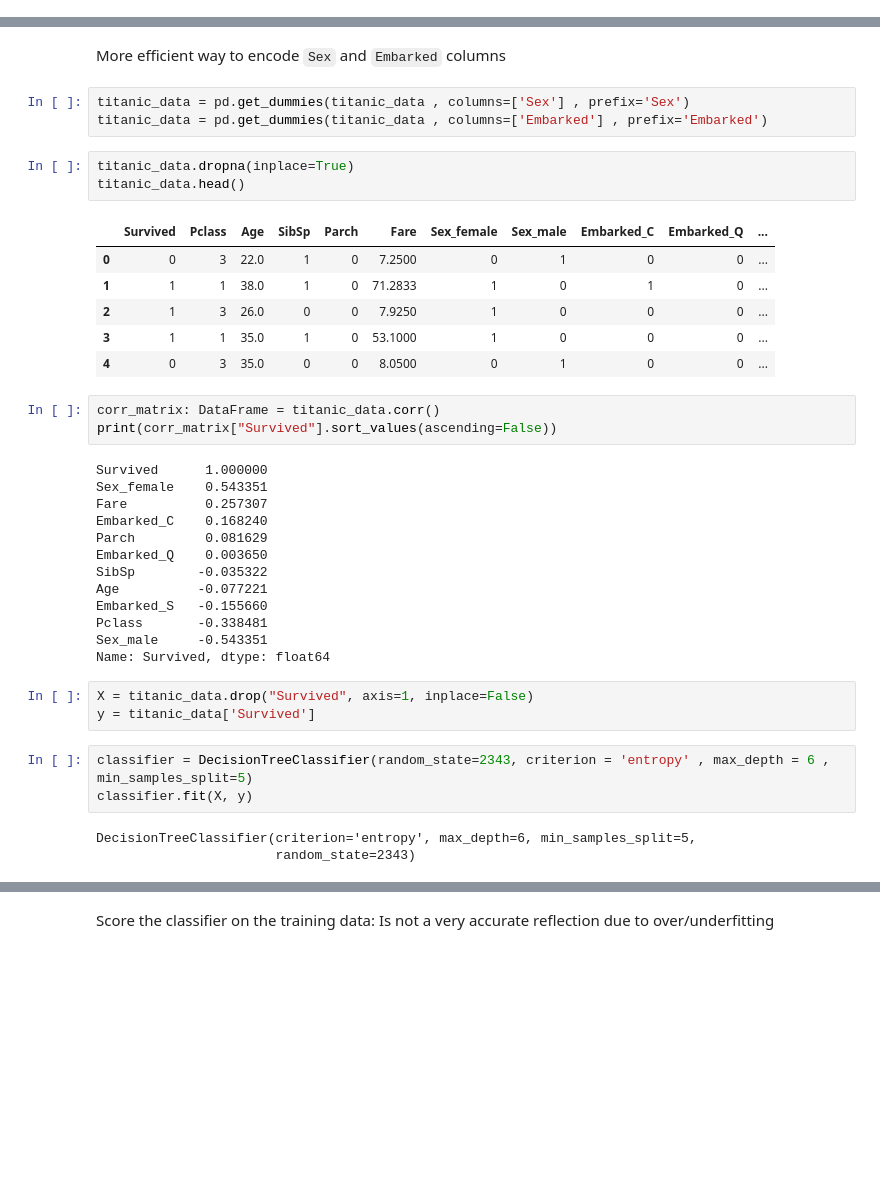
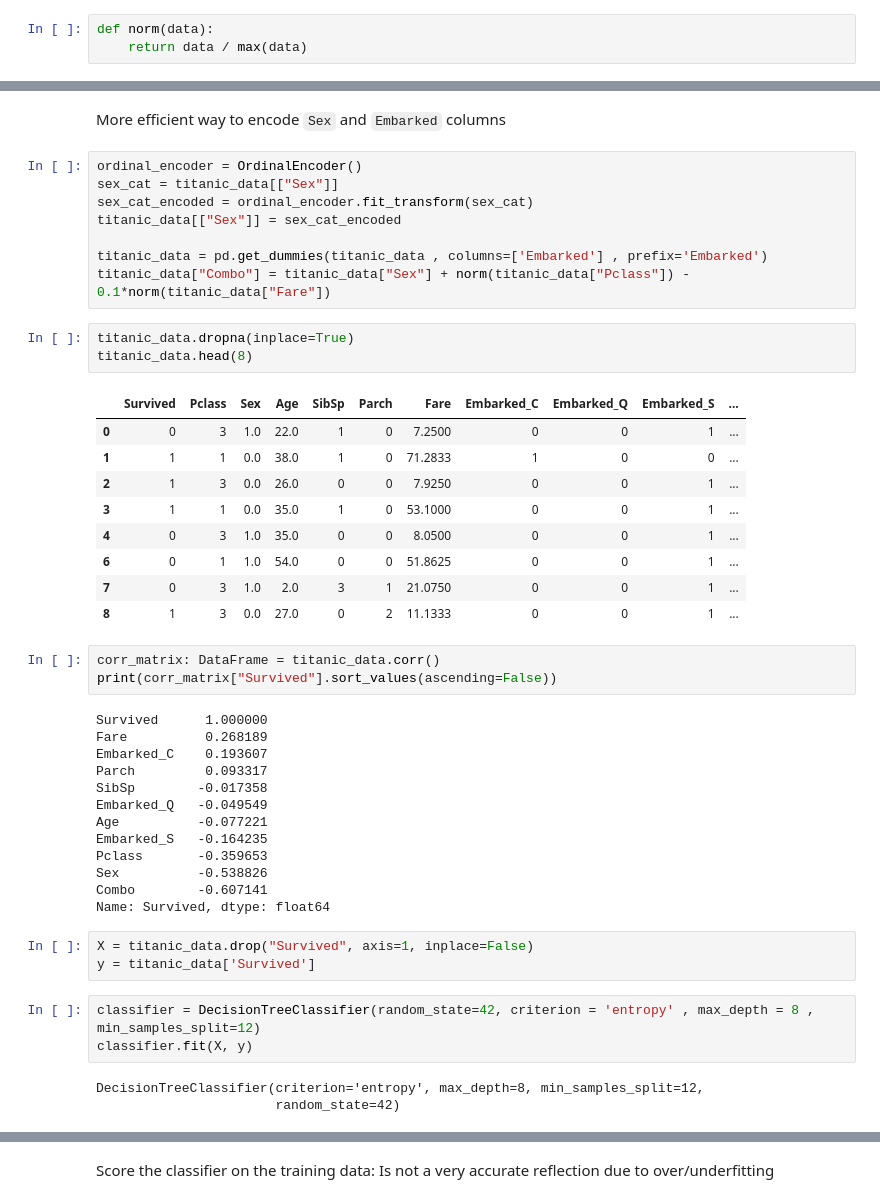
Before and after one commit to T-Lind/JupyterServer, a Jupyter notebook: TitanicProject/TitanicClassifier.ipynb, the cells around one changed output, grey strips where cells are left out. Cells and saved outputs as stored; diff of their text form; blank space fills up the shorter version.

Commit message:
classifier work and combined data @ -0.61 correlation

```diff
--- a/TitanicProject/TitanicClassifier.ipynb
+++ b/TitanicProject/TitanicClassifier.ipynb
@@ -10,49 +10,60 @@ from pandas.plotting import scatter_matrix
 from sklearn.preprocessing import OrdinalEncoder
 from sklearn.tree import DecisionTreeClassifier
 from sklearn.model_selection import cross_val_score
+# %%
+def norm(data):
+    return data / max(data)
 # %%
 titanic_data: DataFrame = pd.read_csv("data/train.csv")
 titanic_data.drop(labels=["PassengerId", "Name", "Cabin", "Ticket"], axis=1, inplace=True)
 # %% [markdown]
 More efficient way to encode `Sex` and `Embarked` columns
 # %%
-titanic_data = pd.get_dummies(titanic_data , columns=['Sex'] , prefix='Sex')
+ordinal_encoder = OrdinalEncoder()
+sex_cat = titanic_data[["Sex"]]
+sex_cat_encoded = ordinal_encoder.fit_transform(sex_cat)
+titanic_data[["Sex"]] = sex_cat_encoded
+
 titanic_data = pd.get_dummies(titanic_data , columns=['Embarked'] , prefix='Embarked')
+titanic_data["Combo"] = titanic_data["Sex"] + norm(titanic_data["Pclass"]) - 0.1*norm(titanic_data["Fare"])
 # %%
 titanic_data.dropna(inplace=True)
-titanic_data.head()
+titanic_data.head(8)
 # %% [output]
-|  | Survived | Pclass | Age | SibSp | Parch | Fare | Sex_female | Sex_male | Embarked_C | Embarked_Q | ... |
-| 0 | 0 | 3 | 22.0 | 1 | 0 | 7.2500 | 0 | 1 | 0 | 0 | ... |
-| 1 | 1 | 1 | 38.0 | 1 | 0 | 71.2833 | 1 | 0 | 1 | 0 | ... |
-| 2 | 1 | 3 | 26.0 | 0 | 0 | 7.9250 | 1 | 0 | 0 | 0 | ... |
-| 3 | 1 | 1 | 35.0 | 1 | 0 | 53.1000 | 1 | 0 | 0 | 0 | ... |
-| 4 | 0 | 3 | 35.0 | 0 | 0 | 8.0500 | 0 | 1 | 0 | 0 | ... |
+|  | Survived | Pclass | Sex | Age | SibSp | Parch | Fare | Embarked_C | Embarked_Q | Embarked_S | ... |
+| 0 | 0 | 3 | 1.0 | 22.0 | 1 | 0 | 7.2500 | 0 | 0 | 1 | ... |
+| 1 | 1 | 1 | 0.0 | 38.0 | 1 | 0 | 71.2833 | 1 | 0 | 0 | ... |
+| 2 | 1 | 3 | 0.0 | 26.0 | 0 | 0 | 7.9250 | 0 | 0 | 1 | ... |
+| 3 | 1 | 1 | 0.0 | 35.0 | 1 | 0 | 53.1000 | 0 | 0 | 1 | ... |
+| 4 | 0 | 3 | 1.0 | 35.0 | 0 | 0 | 8.0500 | 0 | 0 | 1 | ... |
+| 6 | 0 | 1 | 1.0 | 54.0 | 0 | 0 | 51.8625 | 0 | 0 | 1 | ... |
+| 7 | 0 | 3 | 1.0 | 2.0 | 3 | 1 | 21.0750 | 0 | 0 | 1 | ... |
+| 8 | 1 | 3 | 0.0 | 27.0 | 0 | 2 | 11.1333 | 0 | 0 | 1 | ... |
 # %%
 corr_matrix: DataFrame = titanic_data.corr()
 print(corr_matrix["Survived"].sort_values(ascending=False))
 # %% [output]
 Survived      1.000000
-Sex_female    0.543351
-Fare          0.257307
-Embarked_C    0.168240
-Parch         0.081629
-Embarked_Q    0.003650
-SibSp        -0.035322
+Fare          0.268189
+Embarked_C    0.193607
+Parch         0.093317
+SibSp        -0.017358
+Embarked_Q   -0.049549
 Age          -0.077221
-Embarked_S   -0.155660
-Pclass       -0.338481
-Sex_male     -0.543351
+Embarked_S   -0.164235
+Pclass       -0.359653
+Sex          -0.538826
+Combo        -0.607141
 Name: Survived, dtype: float64
 # %%
 X = titanic_data.drop("Survived", axis=1, inplace=False)
 y = titanic_data['Survived']
 # %%
-classifier = DecisionTreeClassifier(random_state=2343, criterion = 'entropy' , max_depth = 6 , min_samples_split=5)
+classifier = DecisionTreeClassifier(random_state=42, criterion = 'entropy' , max_depth = 8 , min_samples_split=12)
 classifier.fit(X, y)
 # %% [output]
-DecisionTreeClassifier(criterion='entropy', max_depth=6, min_samples_split=5,
-                       random_state=2343)
+DecisionTreeClassifier(criterion='entropy', max_depth=8, min_samples_split=12,
+                       random_state=42)
 # %%
 titanic_data_test = pd.read_csv("data/test.csv")
 titanic_data_test.drop(labels=["PassengerId", "Name", "Cabin", "Ticket"], axis=1, inplace=True)
```
Also changed, not shown: parts of 3 cells of this notebook, 1 other file.
